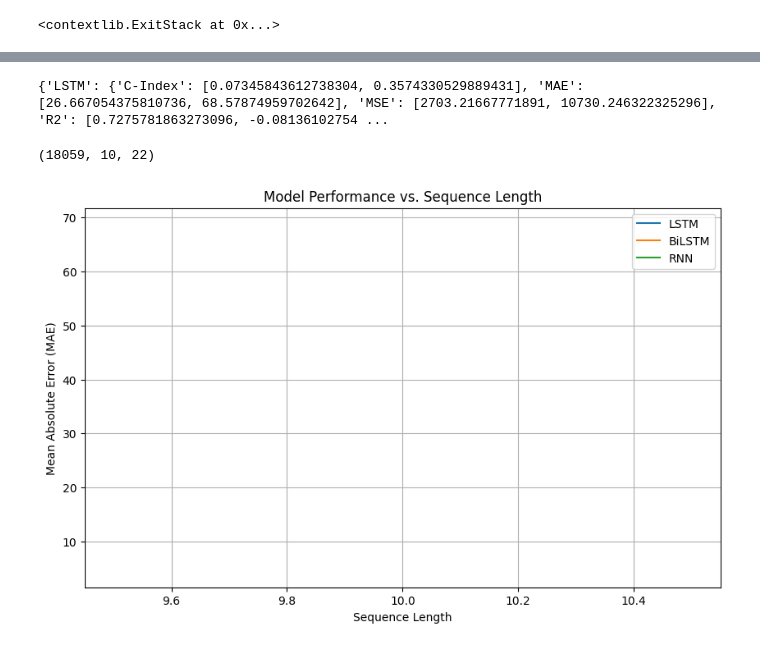
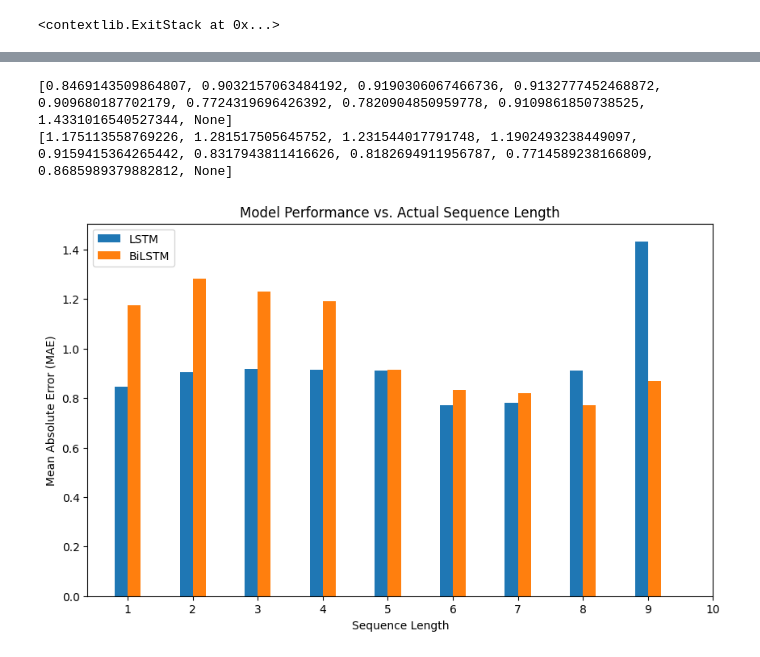
Before and after one commit to mmgh900/days-open-rnn, a Jupyter notebook: days_open_cnn.ipynb, the cells around one changed output, grey strips where cells are left out. Drawn from its saved outputs; the diff is of its cells as text; code cells hidden in the pictures.

```diff
--- a/days_open_cnn.ipynb
+++ b/days_open_cnn.ipynb
@@ -988,7 +617,7 @@ def evaluate_model(model, X_test, y_test):
     mae_val = mean_absolute_error(y_test_flattened, y_pred_flattened)
     mse_val = mean_squared_error(y_test_flattened, y_pred_flattened)
     r2_val = r2_score(y_test_flattened, y_pred_flattened)
-    c_index = concordance_index(y_test_flattened, -y_pred_flattened)
+    c_index = concordance_index(y_test_flattened, y_pred_flattened)
 
     return mae_val, mse_val, r2_val, c_index
 # %%
@@ -1128,8 +725,0 @@ False
-# %%
-print(evaluation_results)
-# %% [output]
-{'LSTM': {'C-Index': [0.07345843612738304, 0.3574330529889431], 'MAE': [26.667054375810736, 68.57874959702642], 'MSE': [2703.21667771891, 10730.246322325296], 'R2': [0.7275781863273096, -0.08136102754 ...
-# %%
-X_train.shape
-# %% [output]
-(18059, 10, 22)
@@ -1136,13 +732,10 @@ X_train.shape
 # %%
-import matplotlib.pyplot as plt
-
-# Define a function to evaluate models on sequences of different lengths
-def evaluate_on_sequence_length(model, X, y, max_sequence_length):
+def evaluate_on_actual_sequence_length(model, X, y, seq_lengths):
     mae_values = []
 
     for seq_length in range(1, max_sequence_length + 1):
         # Filter sequences with the specified length
-        indices = [i for i, seq in enumerate(X) if len(seq) == seq_length]
+        indices = [i for i, seq_len in enumerate(seq_lengths) if seq_len == seq_length]
         if len(indices) > 0:
             X_subset = X[indices]
             y_subset = y[indices]
@@ -1154,31 +747,40 @@ def evaluate_on_sequence_length(model, X, y, max_sequence_length):
             mae_values.append(None)
 
     return mae_values
-
-# Define max sequence length
-max_sequence_length = 10
-
-# Initialize a dictionary to store MAE values for each model
-mae_values_dict = {model_type: [] for model_type in models.keys()}
-
-# Evaluate each model
-for model_type, model in models.items():
-    mae_values = evaluate_on_sequence_length(model, X_test, y_test, max_sequence_length)
-    mae_values_dict[model_type] = mae_values
-
-# Create the plot
-plt.figure(figsize=(10, 6))
-for model_type, mae_values in mae_values_dict.items():
-    plt.plot(range(1, max_sequence_length + 1), mae_values, label=model_type)
-
-plt.xlabel('Sequence Length')
-plt.ylabel('Mean Absolute Error (MAE)')
-plt.title('Model Performance vs. Sequence Length')
-plt.legend()
-plt.grid(True)
-plt.show()
-# %% [output]
-[figure, removed]
+# %%
+# Evaluate each model
+for model_type in ['LSTM', 'BiLSTM']:
+    model = models[model_type]
+    mae_values = evaluate_on_actual_sequence_length(model, X_test, y_test, seq_len_test)
+    mae_values_dict[model_type] = mae_values
+    print(mae_values)
+# %% [output]
+[0.8469143509864807, 0.9032157063484192, 0.9190306067466736, 0.9132777452468872, 0.909680187702179, 0.7724319696426392, 0.7820904850959778, 0.9109861850738525, 1.4331016540527344, None]
+[1.175113558769226, 1.281517505645752, 1.231544017791748, 1.1902493238449097, 0.9159415364265442, 0.8317943811416626, 0.8182694911956787, 0.7714589238166809, 0.8685989379882812, None]
+# %%
+import numpy as np
+import matplotlib.pyplot as plt
+
+# Create the plot
+plt.figure(figsize=(10, 6))
+x = np.arange(1, max_sequence_length + 1)  # X-axis values (sequence lengths)
+
+# Define the width of the bars
+bar_width = 0.2
+
+for i, (model_type, mae_values) in enumerate(mae_values_dict.items()):
+    valid_mae_values = [mae for mae in mae_values if mae is not None]  # Filter out None values
+    valid_x = x[:len(valid_mae_values)]
+    plt.bar(valid_x + i * bar_width, valid_mae_values, width=bar_width, label=model_type)
+
+plt.xlabel('Sequence Length')
+plt.ylabel('Mean Absolute Error (MAE)')
+plt.title('Model Performance vs. Actual Sequence Length')
+plt.xticks(x + bar_width * (len(mae_values_dict.keys()) - 1) / 2, x)  # Adjust the x-axis ticks
+plt.legend()
+plt.show()
+# %% [output]
+[figure, added]
 # %%
 from sklearn.metrics import mean_absolute_error
 import numpy as np
```
Also changed, not shown: parts of 50 cells of this notebook, 4 other files.
